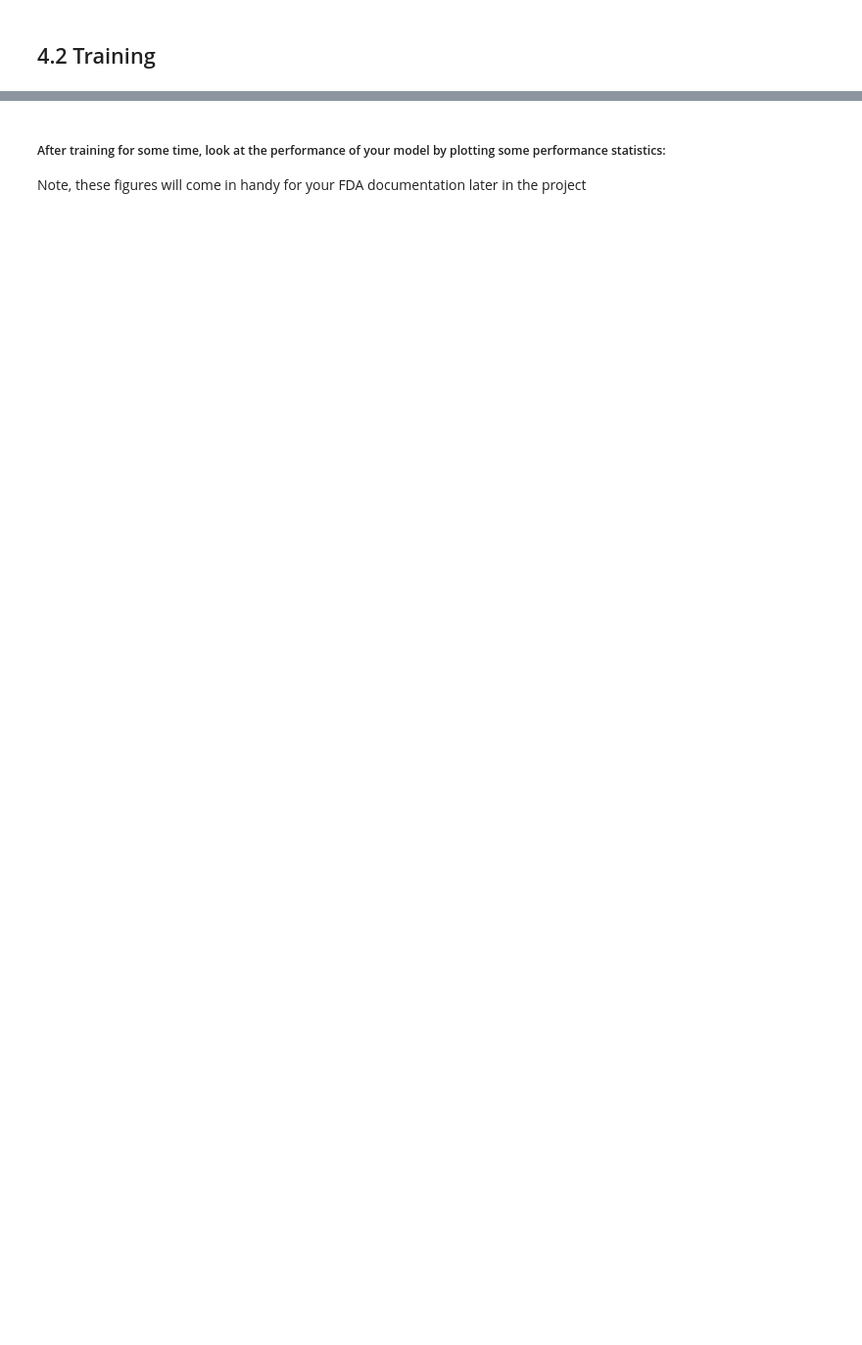
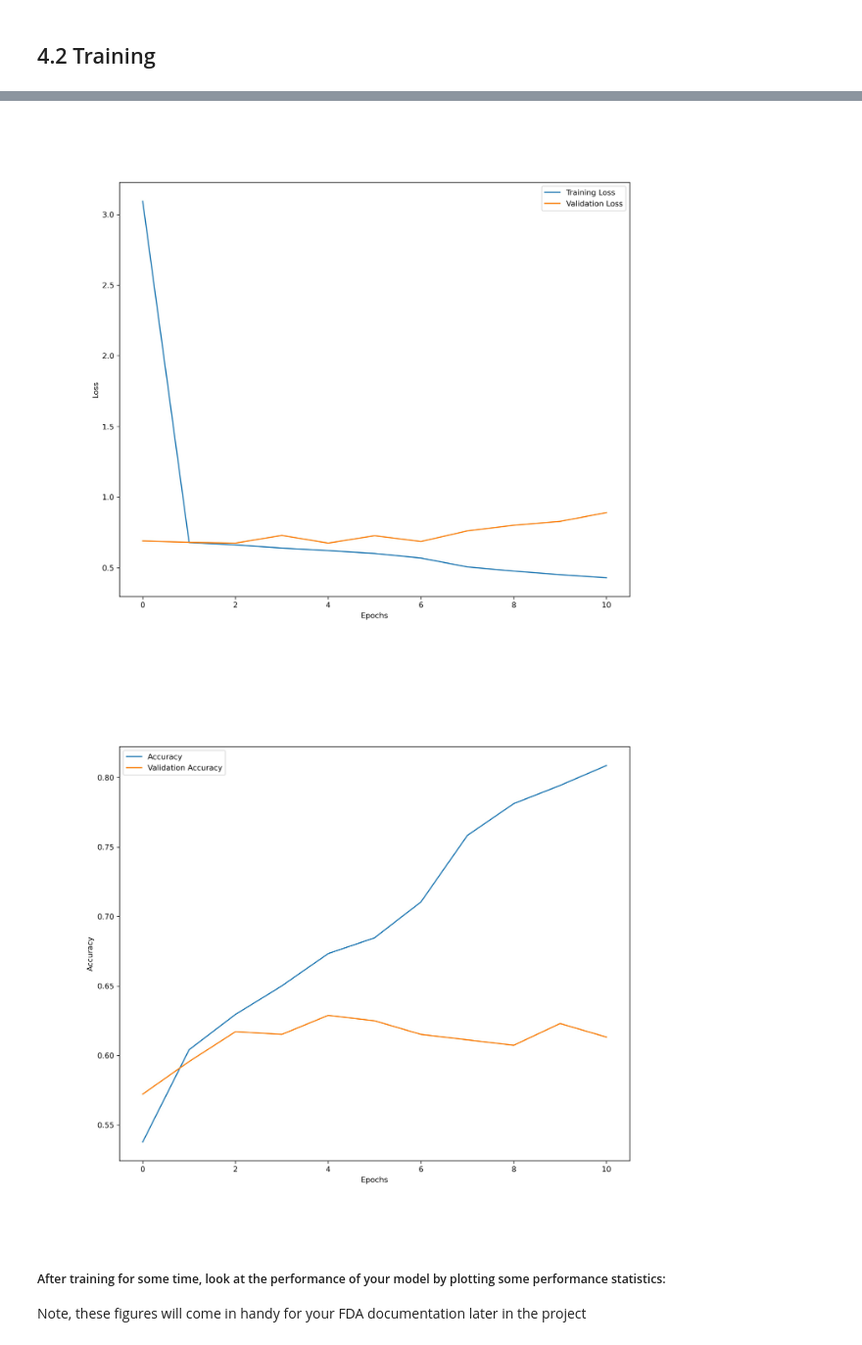
Before and after one commit to darnone4dev/UDACITY_HC, a Jupyter notebook: project_1/ipynb/X_ray_chest_pneumonia_submit_0.ipynb, the cells around one changed output, grey strips where cells are left out. Shown at 98% size. Drawn from its saved outputs; the diff is of its cells as text; code cells hidden in the pictures; blank space fills up the shorter version.

```diff
--- a/project_1/ipynb/X_ray_chest_pneumonia_submit_0.ipynb
+++ b/project_1/ipynb/X_ray_chest_pneumonia_submit_0.ipynb
@@ -965,3 +1000,15 @@ plot_acc_history(history)
+# %%
+from PIL import Image
+from IPython.display import display
+
+# Load and display local image
+img = Image.open('./img/VGG16_1.0_n512_l_r_0.001_l0.0001_dr_0.1_l2_0.0001_d0.5_b128_loss.jpg')
+display(img)
+img = Image.open('./img/VGG16_1.0_n512_l_r_0.001_l0.0001_dr_0.1_l2_0.0001_d0.5_b128_acc.jpg')
+display(img)
+# %% [output]
+[figure, added]
+[figure, added]
 # %% [markdown]
 ##### After training for some time, look at the performance of your model by plotting some performance statistics:
 
```
Also changed, not shown: parts of 45 cells of this notebook, 9 other files.
